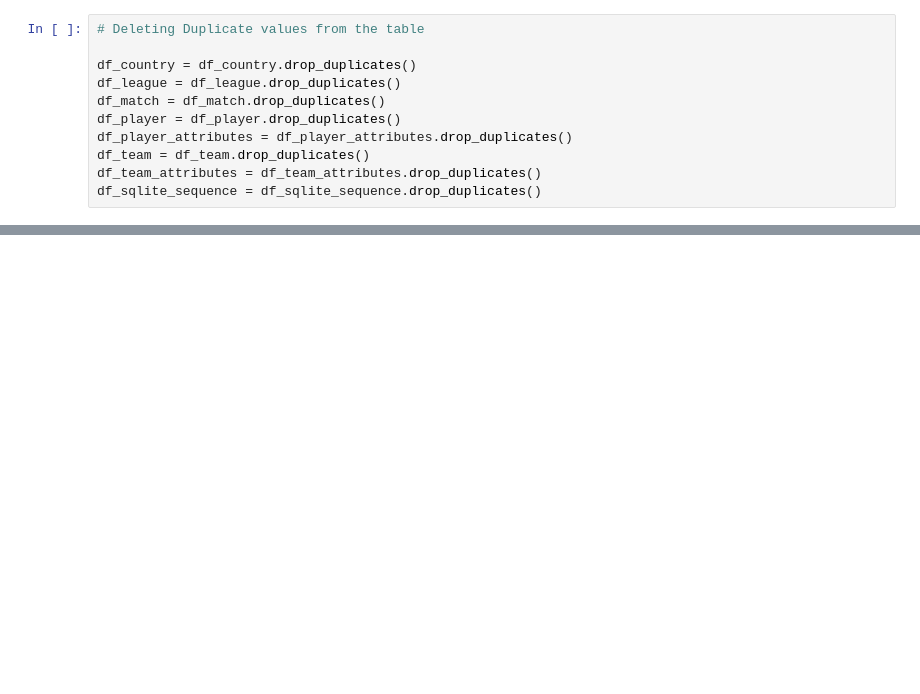
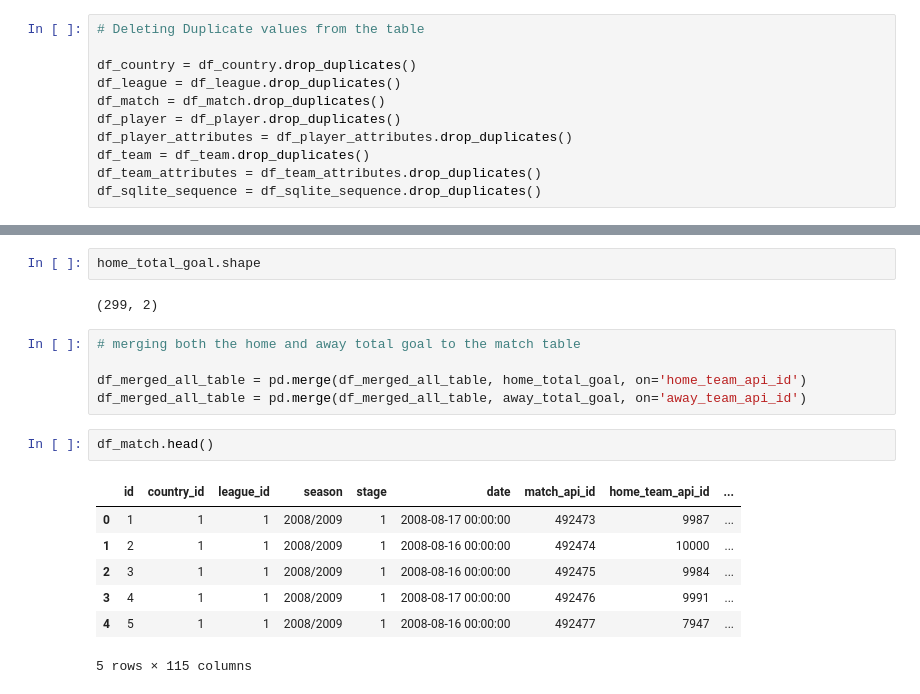
Before and after one commit to ravi7522/Football-Prediction, a Jupyter notebook: data_preprocessing_table_merge.ipynb, the cells around one changed output, grey strips where cells are left out. Drawn from its saved outputs; the diff is of its cells as text; blank space fills up the shorter version.

```diff
--- a/data_preprocessing_table_merge.ipynb
+++ b/data_preprocessing_table_merge.ipynb
@@ -97,0 +100,19 @@ season stage date home_team_goal away_team_goal home_player_X1 home_player_X2 ho
+# %%
+home_total_goal.shape
+# %% [output]
+(299, 2)
+# %%
+# merging both the home and away total goal to the match table
+
+df_merged_all_table = pd.merge(df_merged_all_table, home_total_goal, on='home_team_api_id')
+df_merged_all_table = pd.merge(df_merged_all_table, away_total_goal, on='away_team_api_id')
+# %%
+df_match.head()
+# %% [output]
+|  | id | country_id | league_id | season | stage | date | match_api_id | home_team_api_id | ... |
+| 0 | 1 | 1 | 1 | 2008/2009 | 1 | 2008-08-17 00:00:00 | 492473 | 9987 | ... |
+| 1 | 2 | 1 | 1 | 2008/2009 | 1 | 2008-08-16 00:00:00 | 492474 | 10000 | ... |
+| 2 | 3 | 1 | 1 | 2008/2009 | 1 | 2008-08-16 00:00:00 | 492475 | 9984 | ... |
+| 3 | 4 | 1 | 1 | 2008/2009 | 1 | 2008-08-17 00:00:00 | 492476 | 9991 | ... |
+| 4 | 5 | 1 | 1 | 2008/2009 | 1 | 2008-08-16 00:00:00 | 492477 | 7947 | ... |
+5 rows × 115 columns
```
Also changed, not shown: parts of 22 cells of this notebook, 2 other files.
